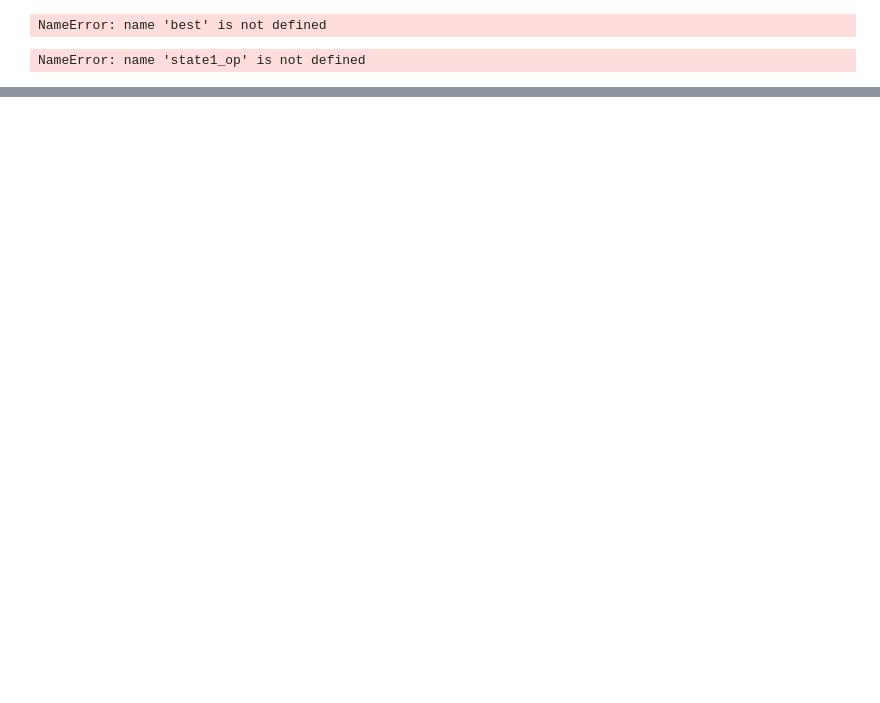
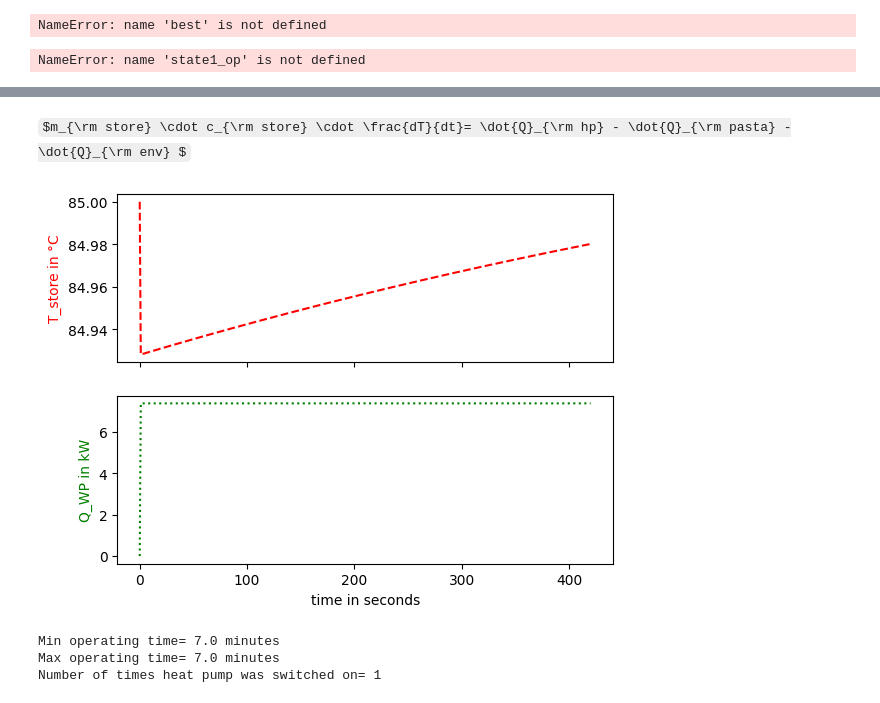
Before and after one commit to ElmayoGH/SHC-project, a Jupyter notebook: Task1.ipynb, the cells around one changed output, grey strips where cells are left out. Saved outputs shown, nothing was run; the diff lists cells and outputs as text; code cells hidden in the pictures; some formulas as TeX source; blank space fills up the shorter version.

Commit message:
heat_pump_modelling

```diff
--- a/Task1.ipynb
+++ b/Task1.ipynb
@@ -654,0 +665,11 @@ NameError: name 'state1_op' is not defined
+# %%
+#heat pump
+Q_WP_design= 7.375 #kW power heat pump # résultat de la task 2
+
+#heating circuit
+c_water=4.18 #kJ/kgK
+m_water= m_dot #kg/s
+
+#thermal storage
+c_store=c_water
+rho_water=997. #kg/m3
@@ -654,0 +696,22 @@ NameError: name 'state1_op' is not defined
+# %% [markdown]
+$m_{\rm store} \cdot c_{\rm store} \cdot \frac{dT}{dt}= \dot{Q}_{\rm hp} - \dot{Q}_{\rm pasta} -\dot{Q}_{\rm env} $
+# %%
+# def temp_evo(Q_hp,m_store, t_w, t_pasta):
+#     Q_pasta= 1./r_water_pasta*(t_w-t_pasta) #kW
+#     Q_env=1./r_env_water*(t_w-t_env) #kW
+#     dTdt = (Q_hp-Q_pasta-Q_env)/(m_store*c_store)
+#     return dTdt
+def temp_evo(T, t, Q_hp):
+    """
+    Évolution de la température du stockage
+    T: température actuelle [°C]
+    t: temps [s]
+    Q_hp: puissance de la pompe à chaleur [kW]
+    """
+    t_w = T
+    # Pendant la cuisson, il y a transfert vers les pâtes
+    # Sinon, pas de transfert vers les pâtes
+    Q_pasta = 1./r_water_pasta * (t_w - t_p_0) if t < t_cook else 0
+    Q_env = 1./r_env_water * (t_w - t_env)
+    dTdt = (Q_hp - Q_pasta - Q_env) / (mw * c_store)
+    return dTdt
@@ -654,0 +769,18 @@ NameError: name 'state1_op' is not defined
+# %%
+n = 7*60 #number of times
+op_times1=list() #list for operating times
+
+time=0 #HP is not running at the t=0
+WP=0 #
+t1,Q_WPs1,T1 = T_store(t_w_min,t_w_max,mw,n,op_times1)
+
+if time!=0:
+    op_times1.append(time)
+print("Min operating time=",round(min(op_times1)/60.,2),"minutes")
+print("Max operating time=",round(max(op_times1)/60.,2),"minutes")
+print("Number of times heat pump was switched on=",len(op_times1))
+# %% [output]
+[figure, added]
+Min operating time= 7.0 minutes
+Max operating time= 7.0 minutes
+Number of times heat pump was switched on= 1
```
Also changed, not shown: parts of 9 cells of this notebook.
